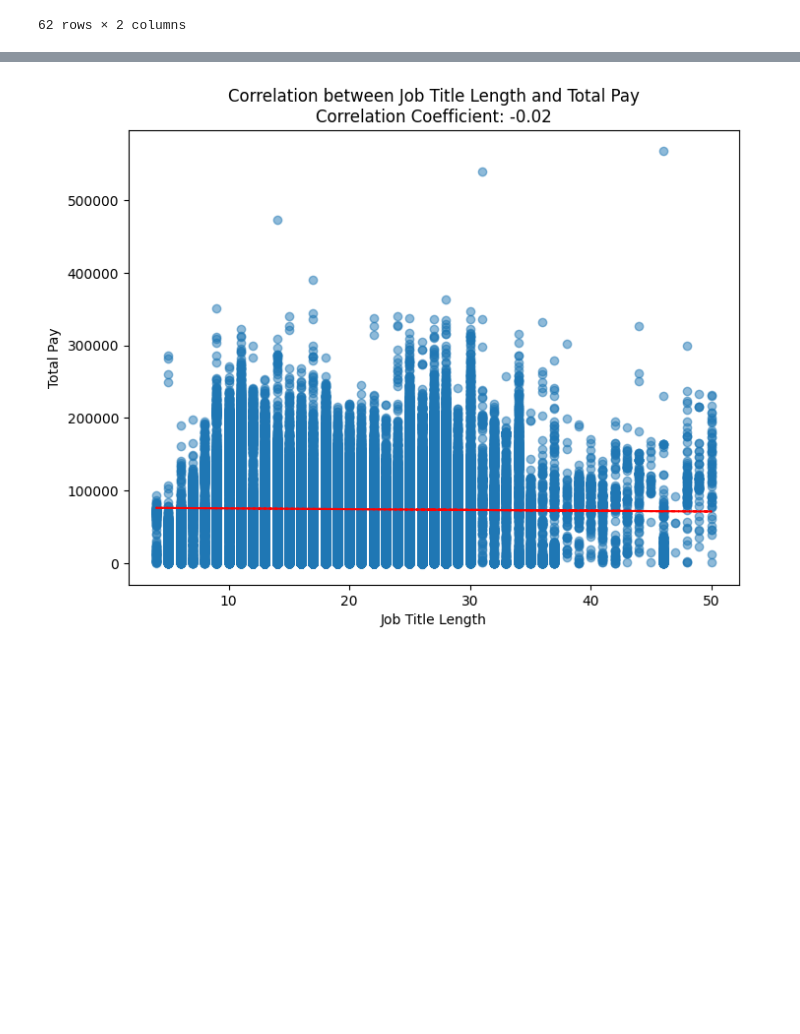
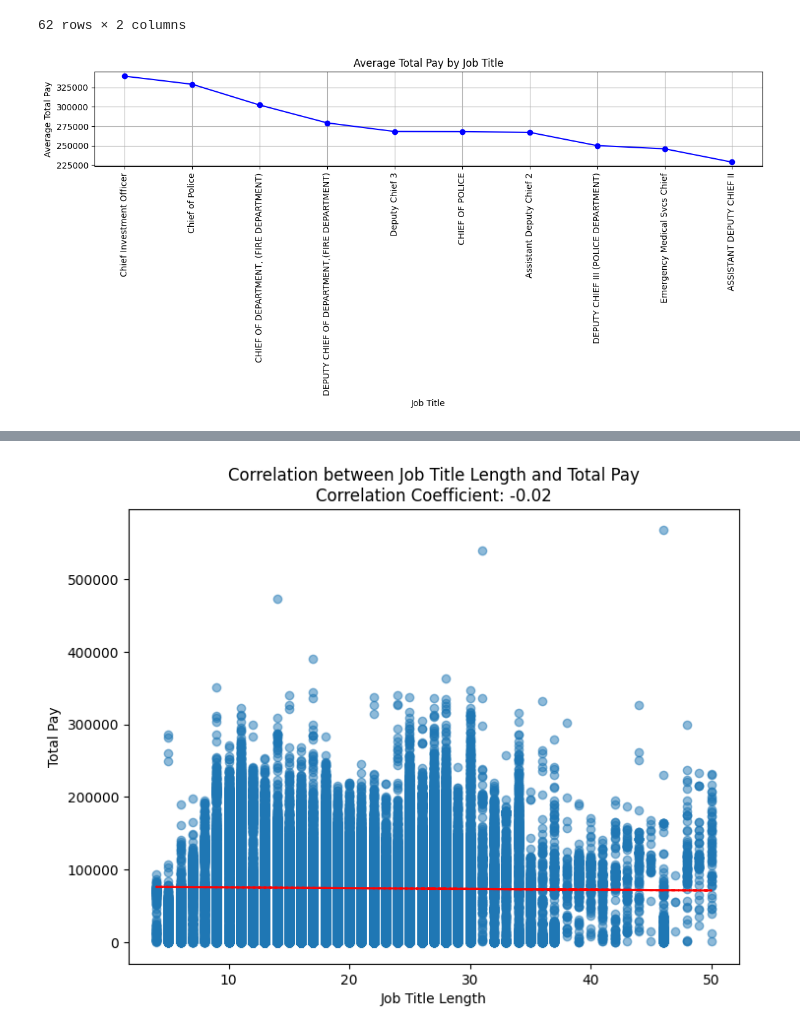
Before and after one commit to 06Cata/Analyzing_SF_Salaries, a Jupyter notebook: SF_Salaries.ipynb, the cells around one changed output, grey strips where cells are left out. Drawn from its saved outputs; the diff is of its cells as text; code cells hidden in the pictures; blank space fills up the shorter version.

```diff
--- a/SF_Salaries.ipynb
+++ b/SF_Salaries.ipynb
@@ -530,6 +512,27 @@ average_pay_by_job
 | 60 | CHIEF TELEPHONE OPERATOR | 47507.15 |
 | 61 | CHIEF PREPARATOR | 17516.11 |
 62 rows × 2 columns
+# %%
+import matplotlib.pyplot as plt
+
+plt.figure(figsize=(12, 6))
+
+job_titles = average_pay_by_job['JobTitle'].head(10)
+average_pay = average_pay_by_job['AverageTotalPay'].head(10)
+
+plt.plot(job_titles, average_pay, marker='o', linestyle='-', color='b')
+
+plt.title('Average Total Pay by Job Title')
+plt.xlabel('Job Title')
+plt.ylabel('Average Total Pay')
+plt.xticks(rotation=90)
+
+
+plt.grid(True)
+plt.tight_layout()
+plt.show()
+# %% [output]
+[figure, added]
 # %%
 chief_jobs = salary_new[salary_new['JobTitle'].apply(lambda x: chief_string(x))]
 
```
Also changed, not shown: parts of 22 cells of this notebook.
